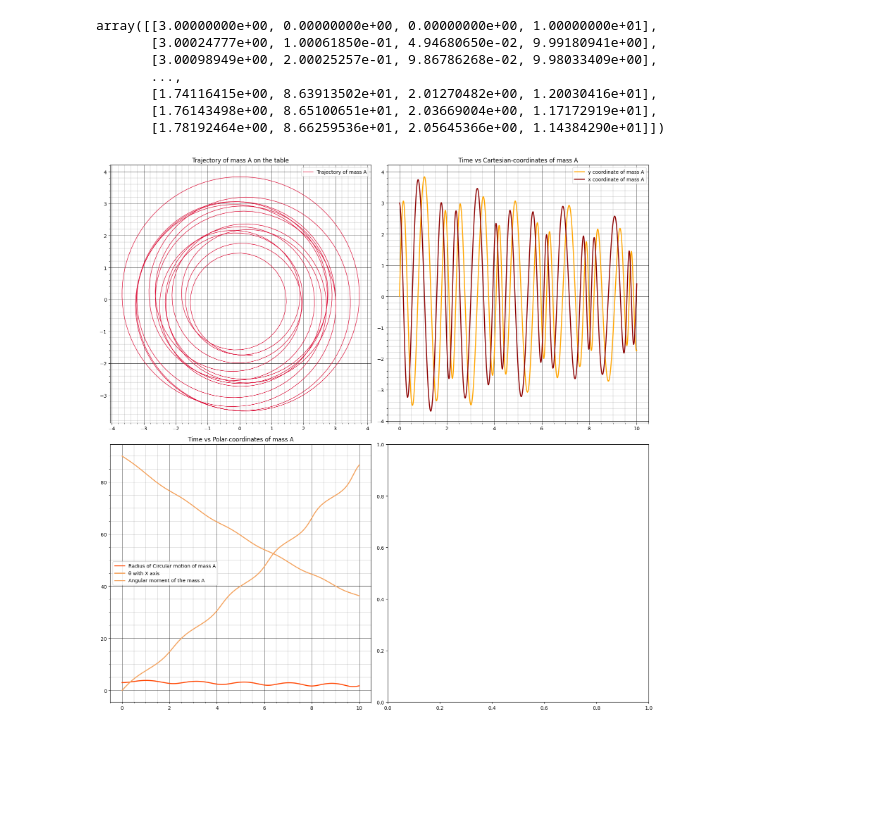
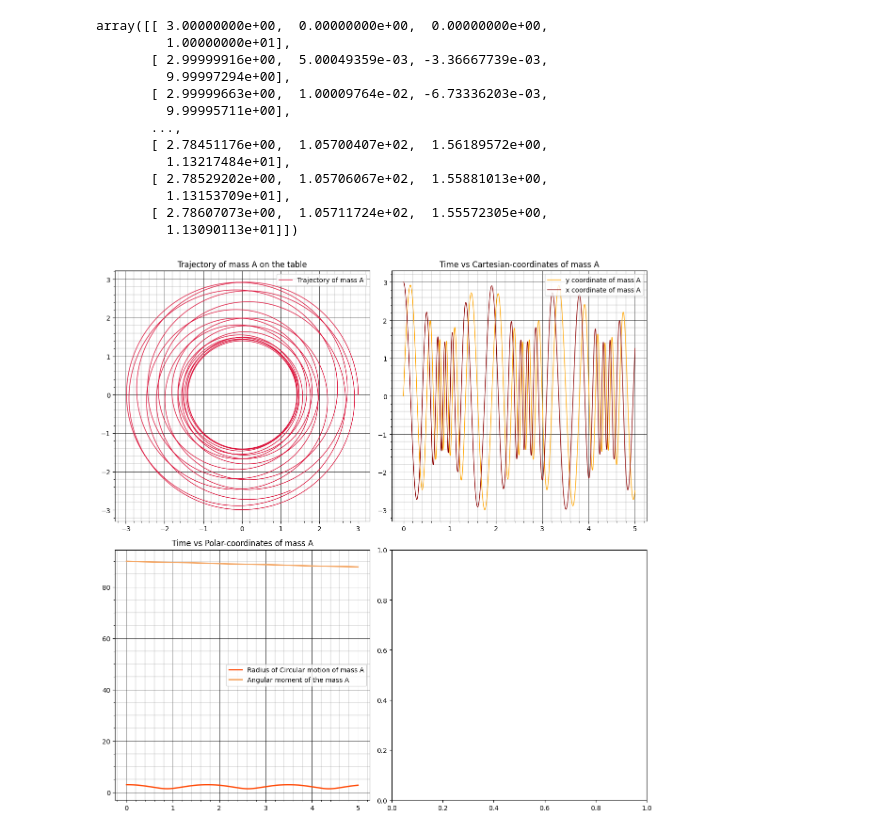
Before and after one commit to gsuparnajitphys-dotcom/Classical_mechanics_simulations, a Jupyter notebook: Constrained_Motion/Constrained1.ipynb, the cells around one changed output. Cells and saved outputs as stored; diff of their text form; code cells hidden in the pictures; blank space fills up the shorter version.

```diff
--- a/Constrained_Motion/Constrained1.ipynb
+++ b/Constrained_Motion/Constrained1.ipynb
@@ -5,9 +5,9 @@ import matplotlib.pyplot as plt
 
 
 ma=1
-mb=20
+mb=100
 g=9.8
-μ=0.2
+μ=0.02
 
 def acc(state,t):
     r,θ,r1,ω=state
@@ -23,7 +23,7 @@ def acc(state,t):
 
 state0=(3,0,0,10)
 
-t=np.linspace(0,10,1000)
+t=np.linspace(0,5,10000)
 
 sol=odeint(acc,state0,t)
 
@@ -31,43 +31,48 @@ L=ma*((sol.T[0])**2)*(sol.T[3])
 # %%
 sol
 # %% [output]
-array([[3.00000000e+00, 0.00000000e+00, 0.00000000e+00, 1.00000000e+01],
-       [3.00024777e+00, 1.00061850e-01, 4.94680650e-02, 9.99180941e+00],
-       [3.00098949e+00, 2.00025257e-01, 9.86786268e-02, 9.98033409e+00],
+array([[ 3.00000000e+00,  0.00000000e+00,  0.00000000e+00,
+         1.00000000e+01],
+       [ 2.99999916e+00,  5.00049359e-03, -3.36667739e-03,
+         9.99997294e+00],
+       [ 2.99999663e+00,  1.00009764e-02, -6.73336203e-03,
+         9.99995711e+00],
        ...,
-       [1.74116415e+00, 8.63913502e+01, 2.01270482e+00, 1.20030416e+01],
-       [1.76143498e+00, 8.65100651e+01, 2.03669004e+00, 1.17172919e+01],
-       [1.78192464e+00, 8.66259536e+01, 2.05645366e+00, 1.14384290e+01]])
+       [ 2.78451176e+00,  1.05700407e+02,  1.56189572e+00,
+         1.13217484e+01],
+       [ 2.78529202e+00,  1.05706067e+02,  1.55881013e+00,
+         1.13153709e+01],
+       [ 2.78607073e+00,  1.05711724e+02,  1.55572305e+00,
+         1.13090113e+01]])
 # %%
-fig,axes=plt.subplots(2,2,figsize=(16,16))
+fig,axes=plt.subplots(2,2,figsize=(12,12))
 
 axes[0,0].plot(sol.T[0]*np.cos(sol.T[1]),sol.T[0]*np.sin(sol.T[1]),color="crimson",linewidth=1,label="Trajectory of mass A")
 axes[0,0].minorticks_on()
 axes[0,0].grid(which="minor",linewidth=0.3,color="gray")
 axes[0,0].grid(which="major",color="black",linewidth=0.5)
 axes[0,0].legend()
 axes[0,0].set_title("Trajectory of mass A on the table")
 
-axes[0,1].plot(t,sol.T[0]*np.sin(sol.T[1]),color="orange",linewidth=2,label="y coordinate of mass A")
-axes[0,1].plot(t,sol.T[0]*np.cos(sol.T[1]),color="darkred",linewidth=2,label="x coordinate of mass A")
+axes[0,1].plot(t,sol.T[0]*np.sin(sol.T[1]),color="orange",linewidth=1,label="y coordinate of mass A")
+axes[0,1].plot(t,sol.T[0]*np.cos(sol.T[1]),color="darkred",linewidth=1,label="x coordinate of mass A")
 axes[0,1].minorticks_on()
 axes[0,1].grid(which="minor",linewidth=0.3,color="gray")
 axes[0,1].grid(which="major",color="black",linewidth=0.5)
 axes[0,1].legend()
 axes[0,1].set_title("Time vs Cartesian-coordinates of mass A")
 
 axes[1,0].plot(t,sol.T[0],color="orangered",linewidth=2,label="Radius of Circular motion of mass A")
-axes[1,0].plot(t,sol.T[1],color="sandybrown",linewidth=2,label="θ with X axis")
 axes[1,0].plot(t,L,color="sandybrown",linewidth=2,label="Angular moment of the mass A")
 axes[1,0].minorticks_on()
 
 axes[1,0].grid(which="minor",linewidth=0.3,color="gray")
 axes[1,0].grid(which="major",color="black",linewidth=0.5)
 axes[1,0].legend()
 axes[1,0].set_title("Time vs Polar-coordinates of mass A")
 
 
 
 plt.tight_layout()
 # %% [output]
-[figure, old version]
+[figure, new version]
```
